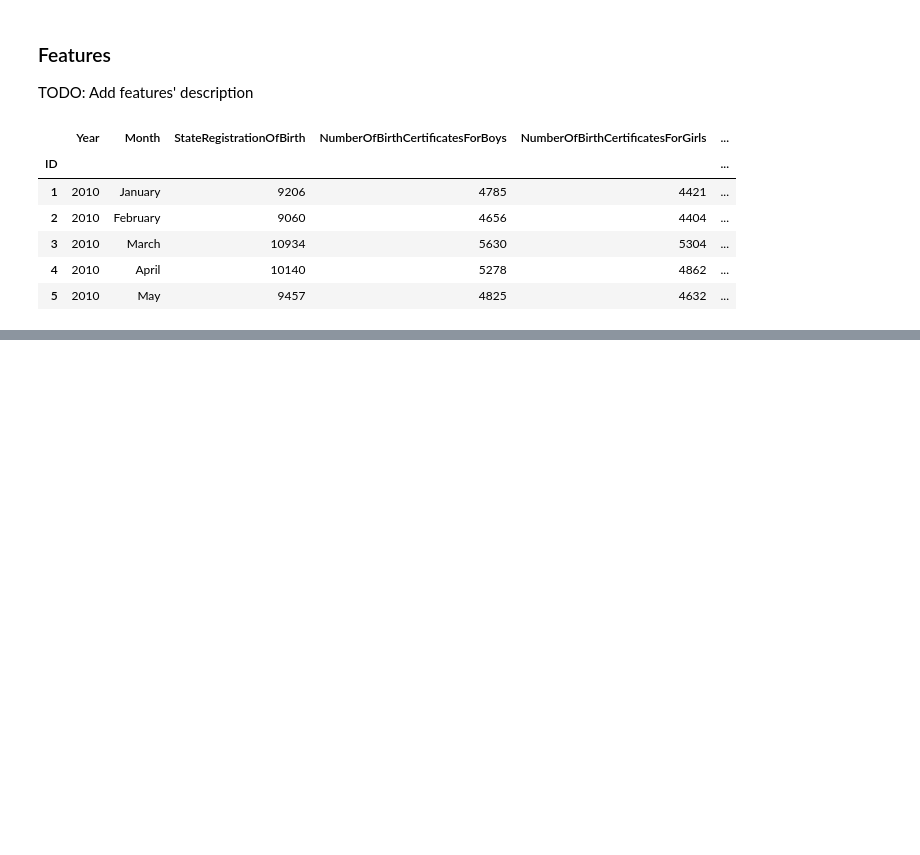
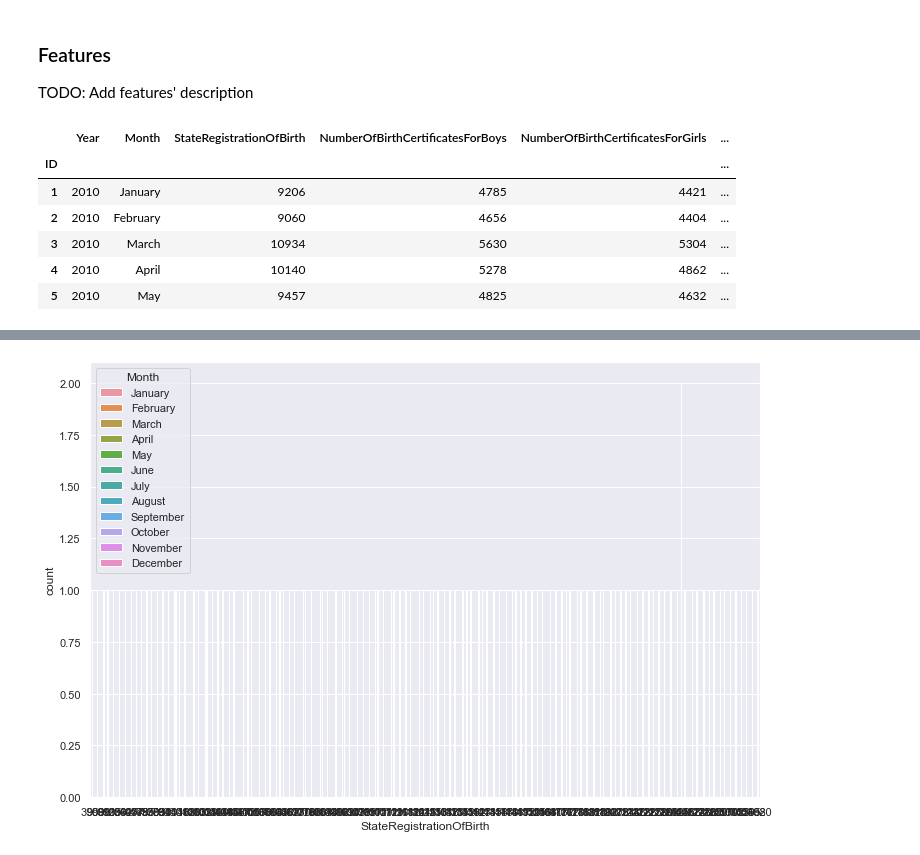
Before and after one commit to dsba-stranger/mortality-moscow-ml, a Jupyter notebook: Untitled.ipynb, the cells around one changed output, grey strips where cells are left out. Drawn from its saved outputs; the diff is of its cells as text; code cells hidden in the pictures; blank space fills up the shorter version.

```diff
--- a/Untitled.ipynb
+++ b/Untitled.ipynb
@@ -54,0 +52,4 @@ sns.lineplot(x='Year', y='StateRegistrationOfBirth', hue='Month', data=df);
+# %%
+sns.countplot(x='StateRegistrationOfBirth', hue='Month', data=df);
+# %% [output]
+[figure, added]
```
Also changed, not shown: parts of 7 cells of this notebook.
